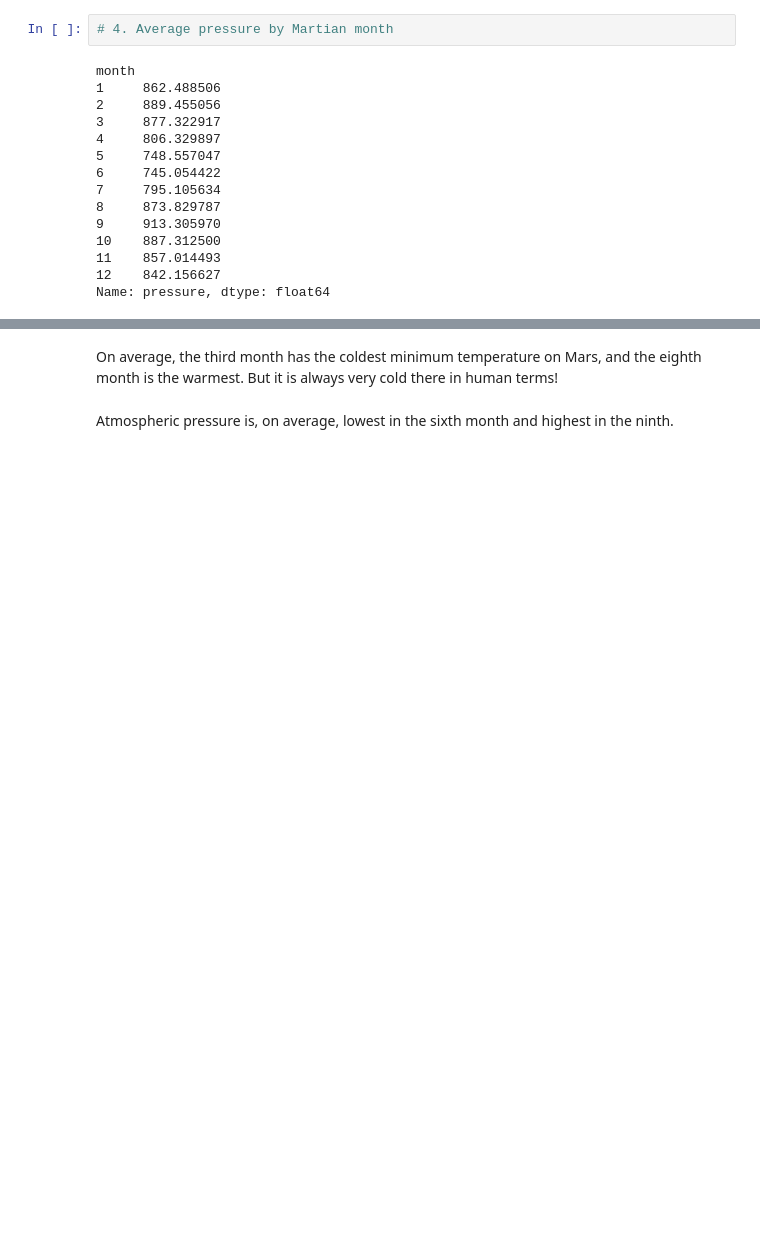
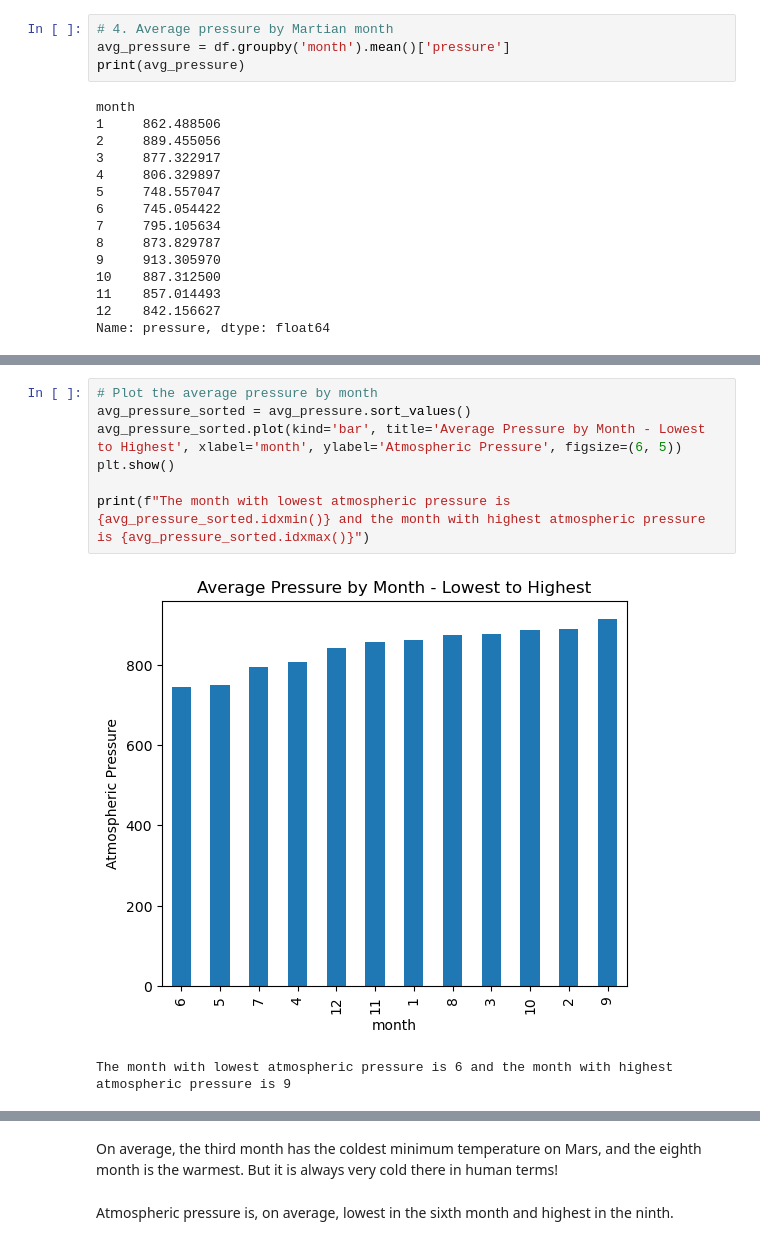
Before and after one commit to patpekala/html_challenge, a Jupyter notebook: Starter_Code4/part_2_mars_weather.ipynb, the cells around one changed output, grey strips where cells are left out. Cells and saved outputs as stored; diff of their text form; blank space fills up the shorter version.

```diff
--- a/Starter_Code4/part_2_mars_weather.ipynb
+++ b/Starter_Code4/part_2_mars_weather.ipynb
@@ -182,5 +194,7 @@ Name: min_temp, dtype: float64
 # %%
 # 4. Average pressure by Martian month
+avg_pressure = df.groupby('month').mean()['pressure']
+print(avg_pressure)
 # %% [output]
 month
 1     862.488506
@@ -203,2 +213,12 @@ Name: pressure, dtype: float64
+# %%
+# Plot the average pressure by month
+avg_pressure_sorted = avg_pressure.sort_values()
+avg_pressure_sorted.plot(kind='bar', title='Average Pressure by Month - Lowest to Highest', xlabel='month', ylabel='Atmospheric Pressure', figsize=(6, 5))
+plt.show()
+
+print(f"The month with lowest atmospheric pressure is {avg_pressure_sorted.idxmin()} and the month with highest atmospheric pressure is {avg_pressure_sorted.idxmax()}")
+# %% [output]
+[figure, added]
+The month with lowest atmospheric pressure is 6 and the month with highest atmospheric pressure is 9
 # %%
 # 5. How many terrestrial (earth) days are there in a Martian year?
```
Also changed, not shown: parts of 9 cells of this notebook, 1 other file.
